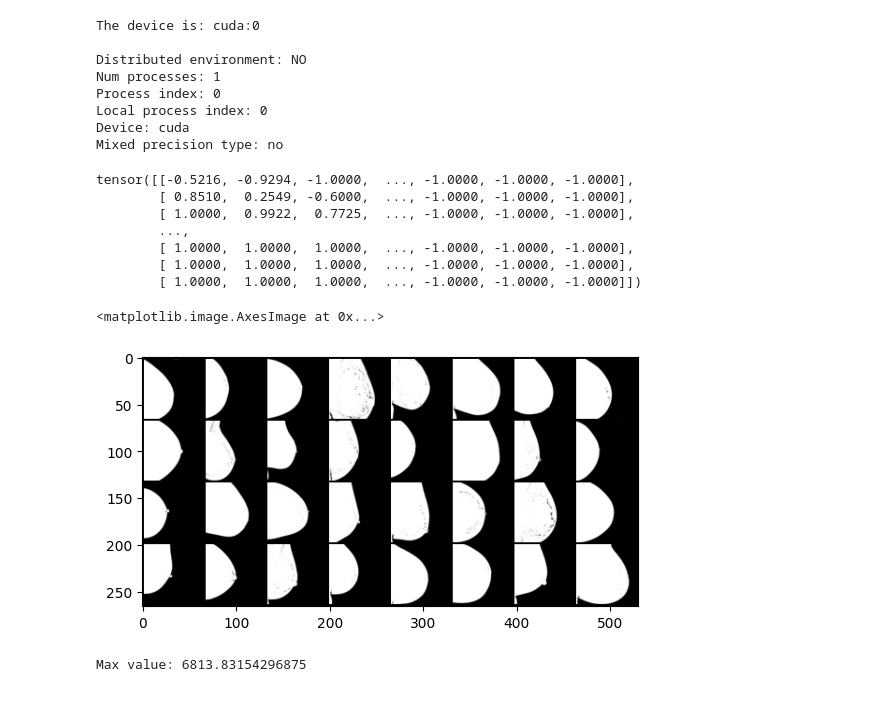
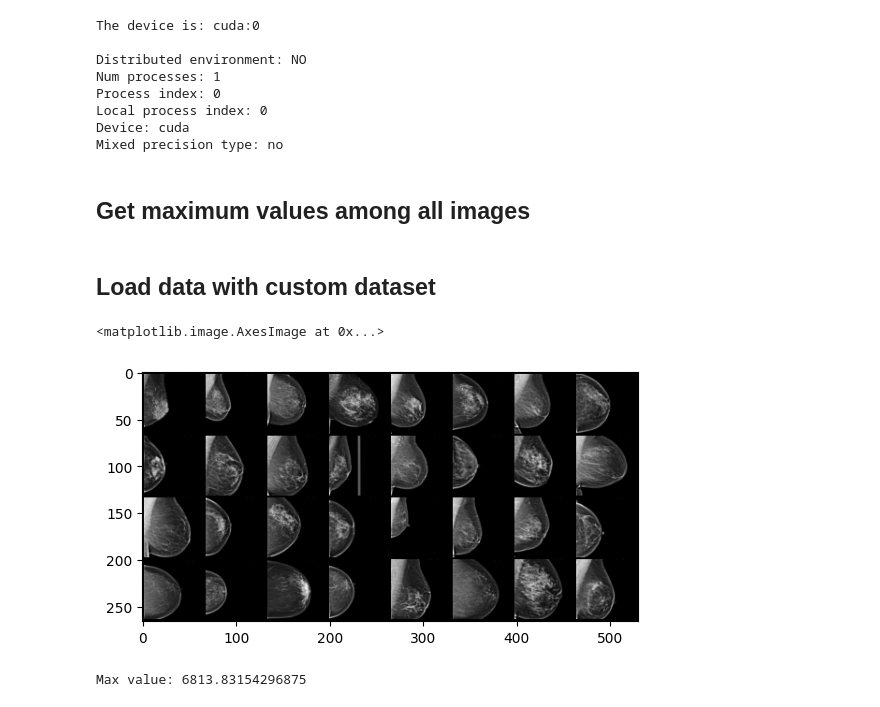
Before and after one commit to Likalto4/diffusion-models_master, a Jupyter notebook: experiments/playground.ipynb, the cells around one changed output. Cells and saved outputs as stored; diff of their text form; code cells hidden in the pictures.

Commit message:
restructures the folder. Solved the issue with the dtype of the dataset.

```diff
--- a/experiments/playground.ipynb
+++ b/experiments/playground.ipynb
@@ -113,13 +81,7 @@ Process index: 0
 Local process index: 0
 Device: cuda
 Mixed precision type: no
-# %%
-xb[0,0]
-# %% [output]
-tensor([[-0.5216, -0.9294, -1.0000,  ..., -1.0000, -1.0000, -1.0000],
-        [ 0.8510,  0.2549, -0.6000,  ..., -1.0000, -1.0000, -1.0000],
-        [ 1.0000,  0.9922,  0.7725,  ..., -1.0000, -1.0000, -1.0000],
-        ...,
-        [ 1.0000,  1.0000,  1.0000,  ..., -1.0000, -1.0000, -1.0000],
-        [ 1.0000,  1.0000,  1.0000,  ..., -1.0000, -1.0000, -1.0000],
-        [ 1.0000,  1.0000,  1.0000,  ..., -1.0000, -1.0000, -1.0000]])
+# %% [markdown]
+## Get maximum values among all images
+# %% [markdown]
+## Load data with custom dataset
@@ -126,13 +163,32 @@ tensor([[-0.5216, -0.9294, -1.0000,  ..., -1.0000, -1.0000, -1.0000],
+# %%
+dataset_mine = load_breast_dataset(data_dir)
+
+preprocess = Compose(
+    [
+        Resize(config['processing']['resolution'], interpolation= InterpolationMode.BILINEAR), #resize image to square keeping aspect ratio
+        CenterCrop(config['processing']['resolution']), # crop image to the center
+        ToFloat32Tensor(), # convert to tensor with float16 dtype
+        Normalize(mean=[0.5], std=[0.5]), # normalise to [-1,1] (mean and std of the dataset
+    ]
+)
+# set transform
+dataset_mine.set_transform(preprocess)
+
+# Create the dataloader
+train_dataloader = torch.utils.data.DataLoader(
+    dataset_mine, batch_size=config['processing']['batch_size'], num_workers= 0, shuffle=True
+)
+
+# get an example batch
+xb = next(iter(train_dataloader))
 # %%
-xb, _ = next(iter(train_dataloader))
-
 x = xb
 grid = torchvision.utils.make_grid(x,normalize=True)
 grid_im = grid.detach().cpu().permute(1,2,0).numpy()
 plt.imshow(grid_im, cmap='gray')
 # %% [output]
 <matplotlib.image.AxesImage at 0x...>
-[figure, old version]
+[figure, new version]
 # %%
 gray_example = xb[0,0]
 # max value
```
Also changed, not shown: parts of 4 cells of this notebook, 7 other files.
